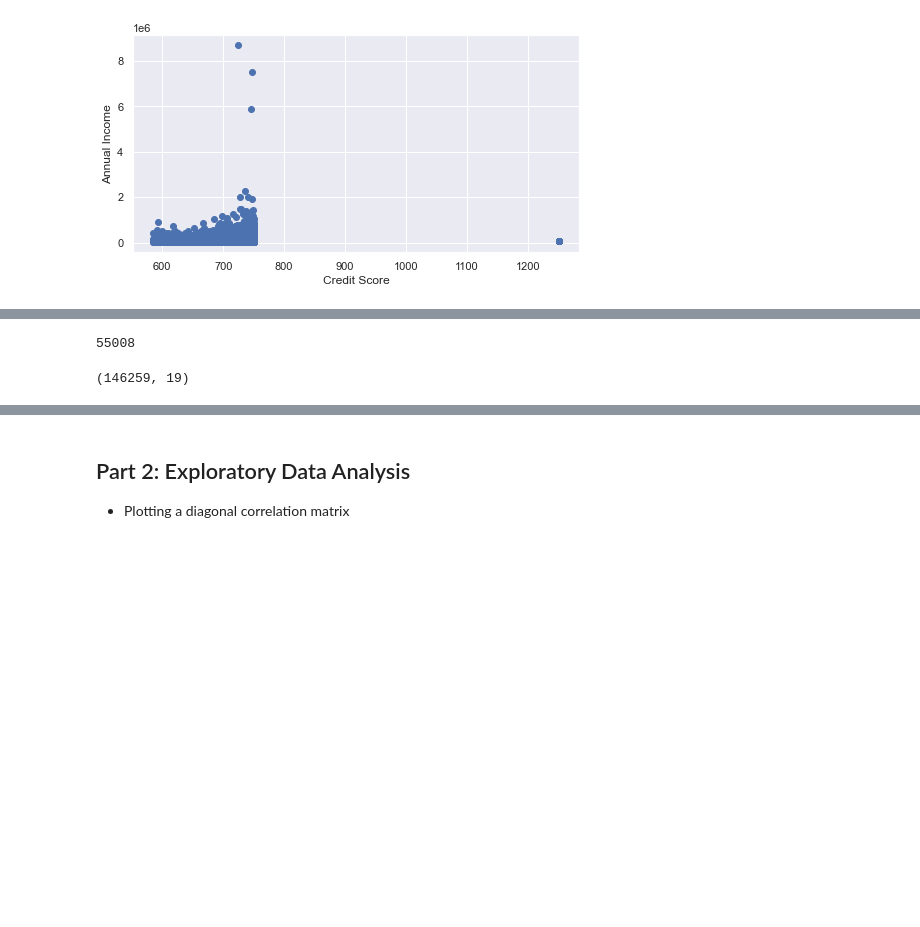
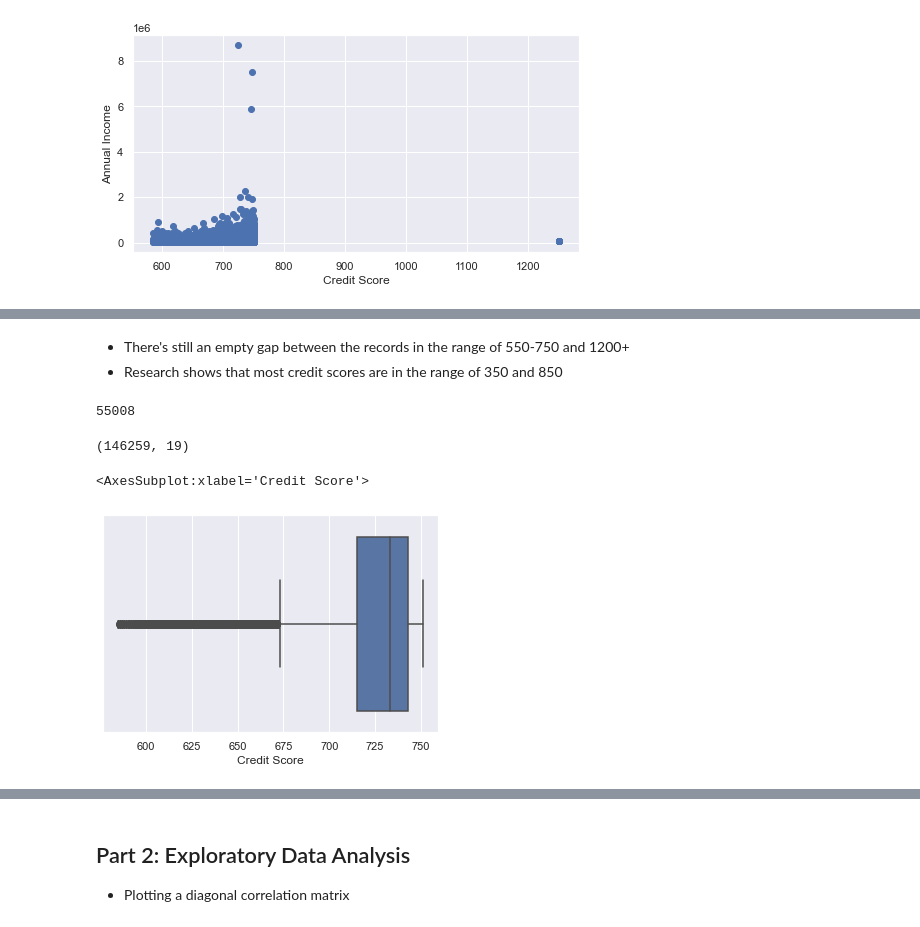
Before and after one commit to supermanimmy/loan-dataset-exploration, a Jupyter notebook: Loan Dataset Exploration.ipynb, the cells around one changed output, grey strips where cells are left out. Saved outputs shown, nothing was run; the diff lists cells and outputs as text; code cells hidden in the pictures; blank space fills up the shorter version.

```diff
--- a/Loan Dataset Exploration.ipynb
+++ b/Loan Dataset Exploration.ipynb
@@ -285,9 +284,17 @@ pp.show()
-# %%
-loan[loan['Credit Score'] > 850].count()[0]
-# %% [output]
-55008
-# %%
-loan = loan[loan['Credit Score'] <=  850]
-loan.shape
-# %% [output]
-(146259, 19)
+# %% [markdown]
+* There's still an empty gap between the records in the range of 550-750 and 1200+
+* Research shows that most credit scores are in the range of 350 and 850
+# %%
+loan[loan['Credit Score'] > 850].count()[0]
+# %% [output]
+55008
+# %%
+loan = loan[loan['Credit Score'] <=  850]
+loan.shape
+# %% [output]
+(146259, 19)
+# %%
+sns.boxplot(x=loan['Credit Score'])
+# %% [output]
+<AxesSubplot:xlabel='Credit Score'>
+[figure, added]
```
Also changed, not shown: parts of 41 cells of this notebook.
